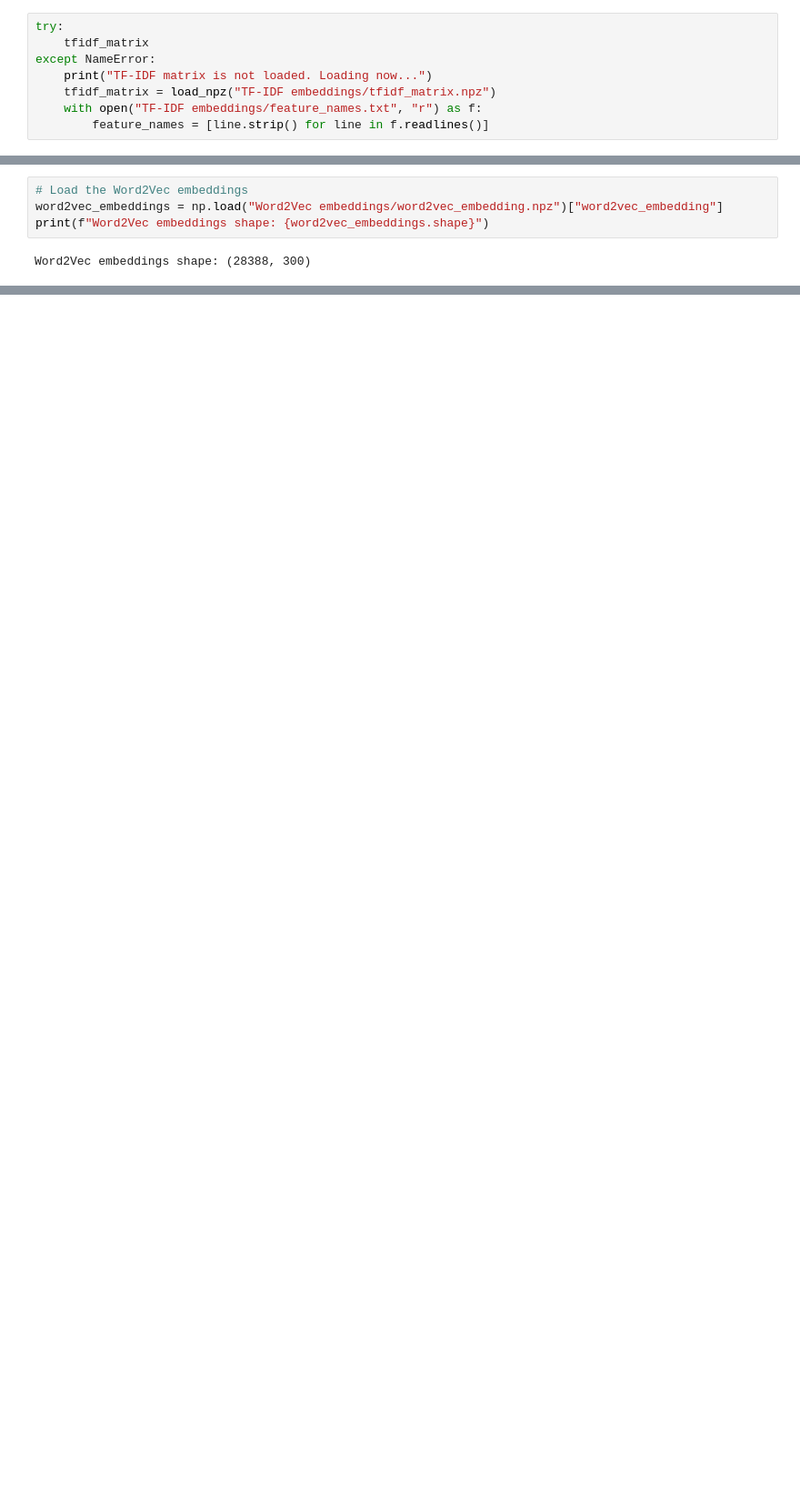
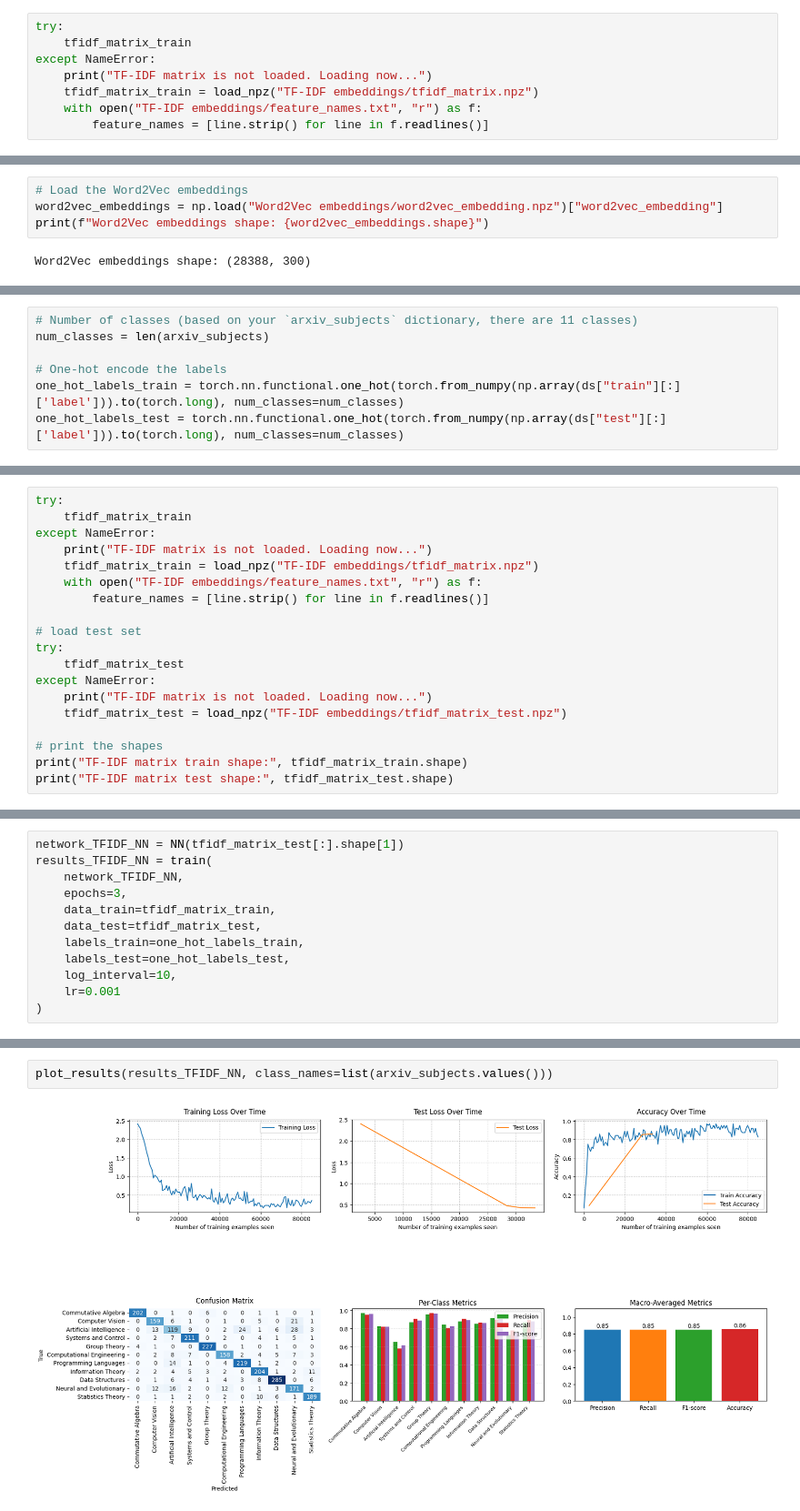
Before and after one commit to JonasLeeb/MLFPA_project, a Jupyter notebook: project.ipynb, the cells around one changed output, grey strips where cells are left out. Shown at 91% size. Cells and saved outputs as stored; diff of their text form; blank space fills up the shorter version.

Commit message:
classification functions and plotting done, bert encoding still needs to run, but should be finshed.

```diff
--- a/project.ipynb
+++ b/project.ipynb
@@ -80,10 +89,10 @@ print("TF-IDF matrix saved successfully!")
 TF-IDF matrix saved successfully!
 # %%
 try:
-    tfidf_matrix
+    tfidf_matrix_train
 except NameError:
     print("TF-IDF matrix is not loaded. Loading now...")
-    tfidf_matrix = load_npz("TF-IDF embeddings/tfidf_matrix.npz")
+    tfidf_matrix_train = load_npz("TF-IDF embeddings/tfidf_matrix.npz")
     with open("TF-IDF embeddings/feature_names.txt", "r") as f:
         feature_names = [line.strip() for line in f.readlines()]
 # %% [output]
@@ -319,0 +521,7 @@ Vector dimensions (shape): (300,)
+# %%
+# Number of classes (based on your `arxiv_subjects` dictionary, there are 11 classes)
+num_classes = len(arxiv_subjects)
+
+# One-hot encode the labels
+one_hot_labels_train = torch.nn.functional.one_hot(torch.from_numpy(np.array(ds["train"][:]['label'])).to(torch.long), num_classes=num_classes)
+one_hot_labels_test = torch.nn.functional.one_hot(torch.from_numpy(np.array(ds["test"][:]['label'])).to(torch.long), num_classes=num_classes)
@@ -319,0 +746,19 @@ Vector dimensions (shape): (300,)
+# %%
+try:
+    tfidf_matrix_train
+except NameError:
+    print("TF-IDF matrix is not loaded. Loading now...")
+    tfidf_matrix_train = load_npz("TF-IDF embeddings/tfidf_matrix.npz")
+    with open("TF-IDF embeddings/feature_names.txt", "r") as f:
+        feature_names = [line.strip() for line in f.readlines()]
+
+# load test set
+try:
+    tfidf_matrix_test
+except NameError:
+    print("TF-IDF matrix is not loaded. Loading now...")
+    tfidf_matrix_test = load_npz("TF-IDF embeddings/tfidf_matrix_test.npz")
+
+# print the shapes
+print("TF-IDF matrix train shape:", tfidf_matrix_train.shape)
+print("TF-IDF matrix test shape:", tfidf_matrix_test.shape)
@@ -319,0 +827,12 @@ Vector dimensions (shape): (300,)
+# %%
+network_TFIDF_NN = NN(tfidf_matrix_test[:].shape[1])
+results_TFIDF_NN = train(
+    network_TFIDF_NN,
+    epochs=3,
+    data_train=tfidf_matrix_train,
+    data_test=tfidf_matrix_test,
+    labels_train=one_hot_labels_train,
+    labels_test=one_hot_labels_test,
+    log_interval=10,
+    lr=0.001
+)
@@ -319,0 +857,4 @@ Vector dimensions (shape): (300,)
+# %%
+plot_results(results_TFIDF_NN, class_names=list(arxiv_subjects.values()))
+# %% [output]
+[figure, added]
```
Also changed, not shown: parts of 47 cells of this notebook.
